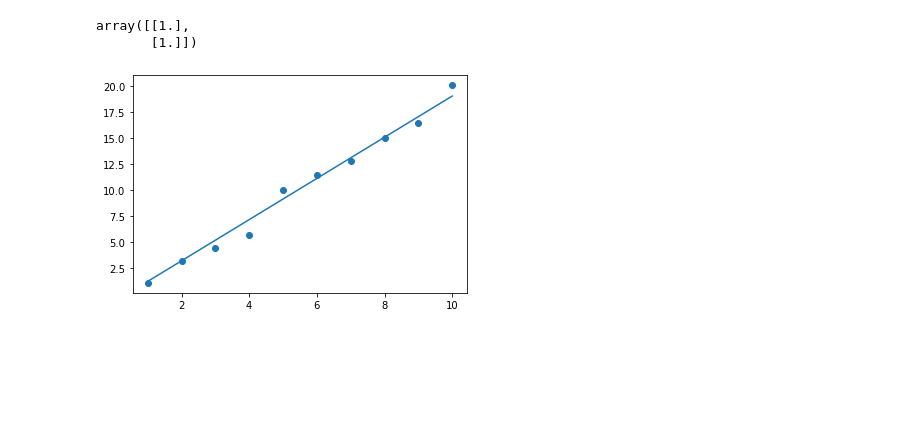
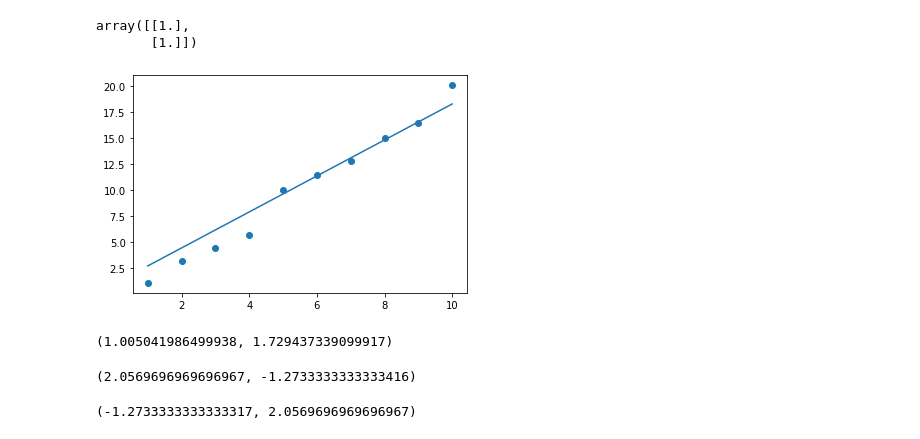
Before and after one commit to fidanfatih/Machine_Learning, a Jupyter notebook: Gradient Descent Algorithm.ipynb, the cells around one changed output. Drawn from its saved outputs; the diff is of its cells as text; code cells hidden in the pictures; blank space fills up the shorter version.

```diff
--- a/Gradient Descent Algorithm.ipynb
+++ b/Gradient Descent Algorithm.ipynb
@@ -25,29 +27,49 @@ array([[1.],
 # %%
 """ J(teta)=1/(2m) * SUM(h(x)-y)"""
 
 plt.scatter(x,y)
 
 errorFonk= 1/(2*egitimSayisi)*pow((teta[0]+teta[1]*x-y),2) #error fonksiyonumuz
 
 epsilon=10e-9  #maximum hatamızı söyler
-learningRate=0.0001  #öğrenme katsayımız
+learningRate=0.00001  #öğrenme katsayımız
 
 i=0
 deneme=0
-max_deneme=10000 #döngü sayısını sınırlandırmak için yaptık
+max_deneme=20000 #döngü sayısını sınırlandırmak için yaptık
 
 while sum(errorFonk)>epsilon and  deneme<max_deneme:
     while  i<egitimSayisi:
         temp0=teta[0] - learningRate*(1/egitimSayisi) * (teta[0] + teta[1] * x[i] - y[i])
         temp1=teta[1] - learningRate*(1/(egitimSayisi)) * (teta[0] + teta[1] * x[i] - y[i]) * x[i]
         teta[0]=temp0
         teta[1]=temp1
         errorFonk[i]= 1/(2*egitimSayisi)*pow((teta[0]+teta[1]*x[i]-y[i]),2)
         i+=1
     deneme+=1
     i=0
 
 plt.plot(x,teta[0]+x*teta[1])
 plt.show()
 # %% [output]
-[figure, old version]
+[figure, new version]
+# %%
+teta[0][0], teta[1][0]
+# %% [output]
+(1.005041986499938, 1.729437339099917)
+# %%
+# Alternative solution with numpy.polyfit function
+teta1,teta0 = np.polyfit(x,y,deg=1)
+teta1,teta0
+# %% [output]
+(2.0569696969696967, -1.2733333333333416)
+# %%
+# Alternative Solution with sklearn
+from sklearn.linear_model import LinearRegression
+model = LinearRegression()
+model.fit(x.reshape(-1, 1),y)
+b0 = model.intercept_
+b1 = model.coef_[0]
+b0,b1
+# %% [output]
+(-1.2733333333333317, 2.0569696969696967)
```
Also changed, not shown: parts of 3 cells of this notebook, 6 other files.
